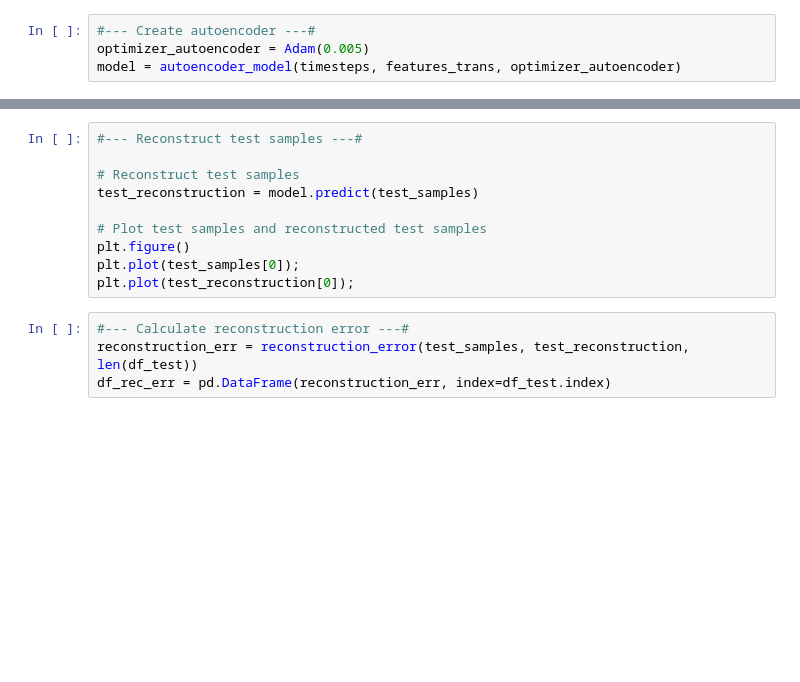
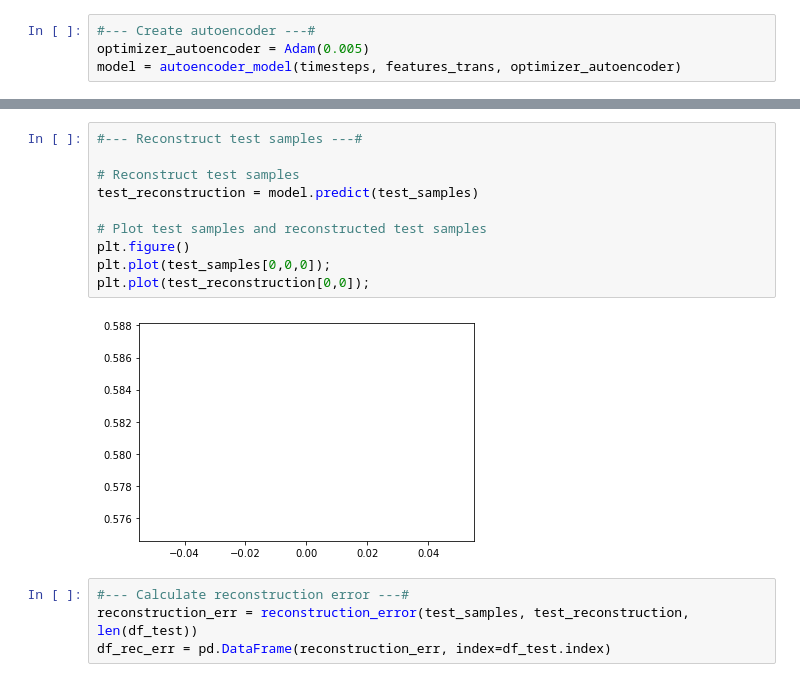
Before and after one commit to Emil207/Multivariate-anomaly-detection, a Jupyter notebook: Code/MAD/Playground.ipynb, the cells around one changed output, grey strips where cells are left out. Saved outputs shown, nothing was run; the diff lists cells and outputs as text; blank space fills up the shorter version.

```diff
--- a/Code/MAD/Playground.ipynb
+++ b/Code/MAD/Playground.ipynb
@@ -517,13 +555,15 @@ model.fit(train_samples, train_samples, epochs=300, callbacks=[tensorboard_callb
 # %%
 #--- Reconstruct test samples ---#
 
 # Reconstruct test samples
 test_reconstruction = model.predict(test_samples)
 
 # Plot test samples and reconstructed test samples
 plt.figure()
-plt.plot(test_samples[0]);
-plt.plot(test_reconstruction[0]);
+plt.plot(test_samples[0,0,0]);
+plt.plot(test_reconstruction[0,0]);
+# %% [output]
+[figure, added]
 # %%
 #--- Calculate reconstruction error ---#
 reconstruction_err = reconstruction_error(test_samples, test_reconstruction, len(df_test))
```
Also changed, not shown: parts of 19 cells of this notebook, 11 other files.
